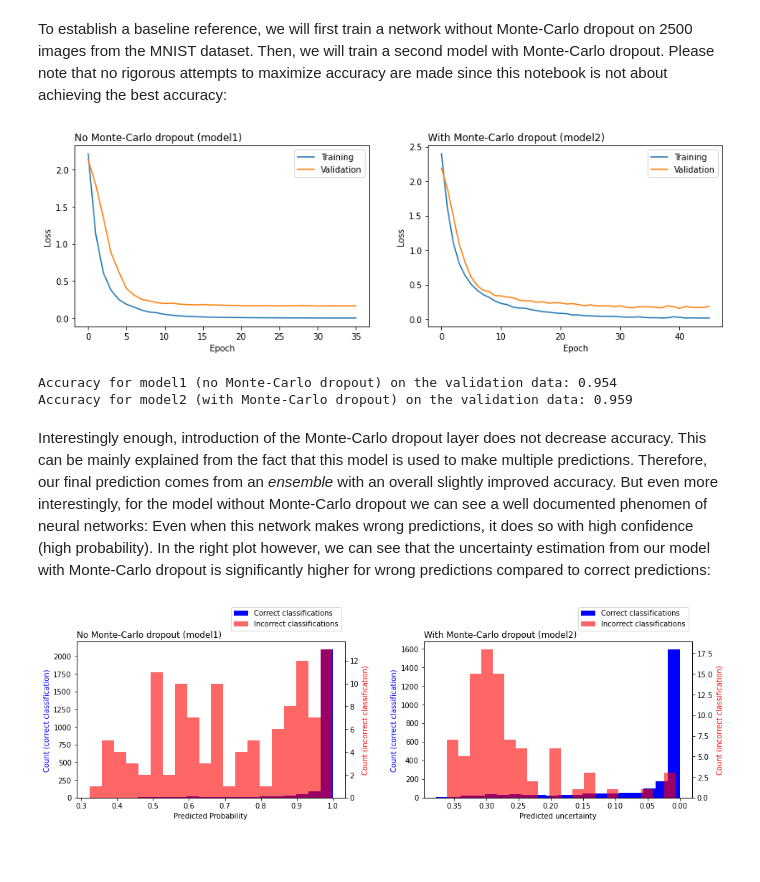
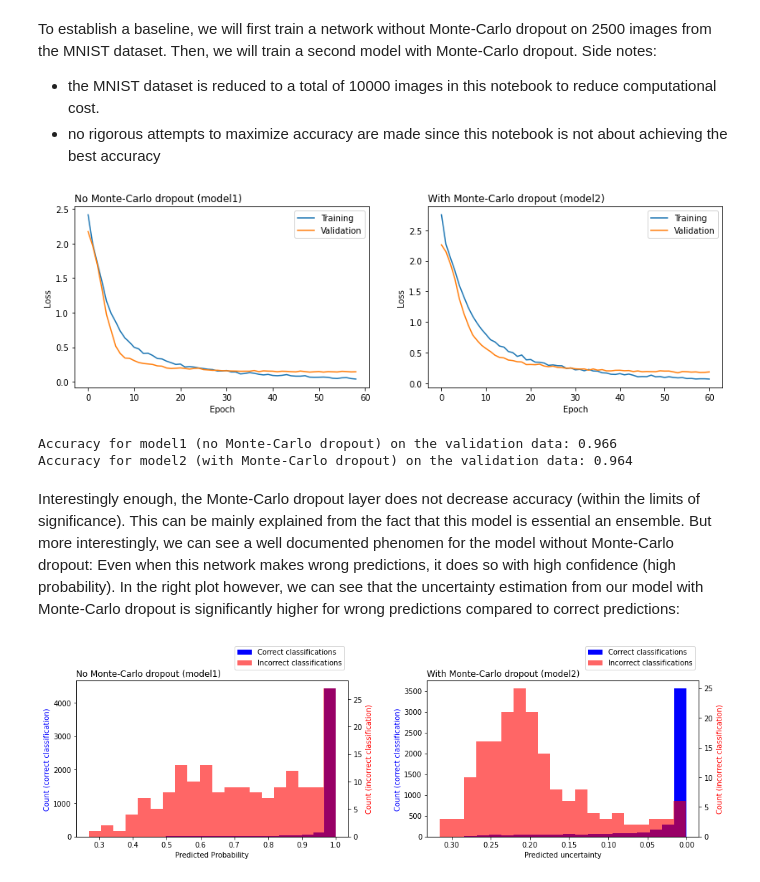
Before and after one commit to cstckr/active_learning, a Jupyter notebook: active_learning.ipynb, the cells around one changed output. Drawn from its saved outputs; the diff is of its cells as text; code cells hidden in the pictures; blank space fills up the shorter version.

```diff
--- a/active_learning.ipynb
+++ b/active_learning.ipynb
@@ -67,7 +79,4 @@ class CNNWithUncertaintity(Model):
 # %% [markdown]
-To establish a baseline reference, we will first train a network without Monte-Carlo dropout on 2500 images from the MNIST dataset. Then, we will train a second model with Monte-Carlo dropout. Please note that no rigorous attempts to maximize accuracy are made since this notebook is not about achieving the best accuracy:
+To establish a baseline, we will first train a network without Monte-Carlo dropout on 2500 images from the MNIST dataset. Then, we will train a second model with Monte-Carlo dropout. Side notes:
+- the MNIST dataset is reduced to a total of 10000 images in this notebook to reduce computational cost.
+- no rigorous attempts to maximize accuracy are made since this notebook is not about achieving the best accuracy
-# %%
-(X_all, y_all), (_, _) = tf.keras.datasets.mnist.load_data()
-X_all = tf.reshape(X_all, (-1, 28, 28, 1)) / 255
-X_train, y_train = X_all[0:2500], y_all[0:2500]
-X_validation, y_validation = X_all[2500:5000], y_all[2500:5000]
@@ -74,17 +101,21 @@ X_validation, y_validation = X_all[2500:5000], y_all[2500:5000]
 # %%
-model1 = CNNWithUncertaintity(28, 28, 1, 10, dropout_for_uncertainty=0)
+model1 = get_model((28,28,1), 10, 0.0)
 model1.compile(optimizer=tf.keras.optimizers.Adam(learning_rate=0.0001), loss=SparseCategoricalCrossentropy(from_logits=True))
-model2 = CNNWithUncertaintity(28, 28, 1, 10, dropout_for_uncertainty=0.1)
+model2 = get_model((28,28,1), 10, 0.1)
 model2.compile(optimizer=tf.keras.optimizers.Adam(learning_rate=0.0001), loss=SparseCategoricalCrossentropy(from_logits=True))
 
-cb1 = callbacks.EarlyStopping(monitor="val_loss", mode="min", verbose=0, patience=5)
+cb1 = callbacks.EarlyStopping(monitor="val_loss", mode="min", verbose=0, patience=7)
+cb2 = callbacks.ModelCheckpoint(".\\model1", monitor="val_loss", save_best_only=True)
+cb3 = callbacks.ModelCheckpoint(".\\model2", monitor="val_loss", save_best_only=True)
 
 with warnings.catch_warnings():
     warnings.simplefilter("ignore")
-    history1 = model1.fit(X_train, y_train, epochs=60, batch_size=32,
-                          validation_data=(X_validation, y_validation), verbose=0, callbacks=[cb1])
-    history2 = model2.fit(X_train, y_train, epochs=60, batch_size=32,
-                          validation_data=(X_validation, y_validation), verbose=0, callbacks=[cb1])
+    history1 = model1.fit(X_train, y_train, epochs=100, batch_size=32,
+                          validation_data=(X_validation, y_validation), verbose=0, callbacks=[cb1, cb2])
+    model1 = tf.keras.models.load_model(".\\model1", compile=False)
+    history2 = model2.fit(X_train, y_train, epochs=100, batch_size=32,
+                          validation_data=(X_validation, y_validation), verbose=0, callbacks=[cb1, cb3])
+    model2 = tf.keras.models.load_model(".\\model2", compile=False)
 
 fig, (ax1, ax2) = plt.subplots(1, 2, figsize=(14, 4))
 ax1.plot(history1.history["loss"], label="Training")
@@ -100,52 +131,53 @@ for axi in [ax1, ax2]:
     axi.legend()
 plt.show()
 
-pred_classes1, pred_probs1, _ = model1.predict_with_uncertainty(X_validation, repeats=1)
-pred_classes2, pred_probs2, pred_uncertainty2 = model2.predict_with_uncertainty(X_validation)
+pred_classes1, pred_probs1, _ = predict_with_uncertainty(X_holdout, model1, repeats=1)
+pred_classes2, pred_probs2, pred_uncertainty2 = predict_with_uncertainty(X_holdout, model2)
 scorer_accuracy = tf.keras.metrics.Accuracy()
-print(f"Accuracy for model1 (no Monte-Carlo dropout) on the validation data: \
-{scorer_accuracy(y_validation, pred_classes1).numpy():.3f}")
-print(f"Accuracy for model2 (with Monte-Carlo dropout) on the validation data: \
-{scorer_accuracy(y_validation, pred_classes2).numpy():.3f}")
+accuracy_m1 = scorer_accuracy(y_holdout, pred_classes1)
+scorer_accuracy.reset_state()
+accuracy_m2 = scorer_accuracy(y_holdout, pred_classes2)
+print(f"Accuracy for model1 (no Monte-Carlo dropout) on the validation data: {accuracy_m1:.3f}")
+print(f"Accuracy for model2 (with Monte-Carlo dropout) on the validation data: {accuracy_m2:.3f}")
 # %% [output]
-[figure, old version]
+[figure, new version]
-Accuracy for model1 (no Monte-Carlo dropout) on the validation data: 0.954
-Accuracy for model2 (with Monte-Carlo dropout) on the validation data: 0.959
+Accuracy for model1 (no Monte-Carlo dropout) on the validation data: 0.966
+Accuracy for model2 (with Monte-Carlo dropout) on the validation data: 0.964
 # %% [markdown]
-Interestingly enough, introduction of the Monte-Carlo dropout layer does not decrease accuracy. This can be mainly explained from the fact that this model is used to make multiple predictions. Therefore, our final prediction comes from an *ensemble* with an overall slightly improved accuracy. But even more interestingly, for the model without Monte-Carlo dropout we can see a well documented phenomen of neural networks: Even when this network makes wrong predictions, it does so with high confidence (high probability). In the right plot however, we can see that the uncertainty estimation from our model with Monte-Carlo dropout is significantly higher for wrong predictions compared to correct predictions:
+Interestingly enough, the Monte-Carlo dropout layer does not decrease accuracy (within the limits of significance). This can be mainly explained from the fact that this model is essential an ensemble. But more interestingly, we can see a well documented phenomen for the model without Monte-Carlo dropout: Even when this network makes wrong predictions, it does so with high confidence (high probability). In the right plot however, we can see that the uncertainty estimation from our model with Monte-Carlo dropout is significantly higher for wrong predictions compared to correct predictions:
 # %%
-probs1_correct_classifications = pred_probs1[np.where(pred_classes1 == y_validation)[0]]
-probs1_incorrect_classifications = pred_probs1[np.where(pred_classes1 != y_validation)[0]]
+probs1_correct_classifications = pred_probs1[np.where(pred_classes1 == y_holdout)[0]]
+probs1_incorrect_classifications = pred_probs1[np.where(pred_classes1 != y_holdout)[0]]
 
-unc2_correct_classifications = pred_uncertainty2[np.where(pred_classes2 == y_validation)[0]]
-unc2_incorrect_classifications = pred_uncertainty2[np.where(pred_classes2 != y_validation)[0]]
+unc2_correct_classifications = pred_uncertainty2[np.where(pred_classes2 == y_holdout)[0]]
+unc2_incorrect_classifications = pred_uncertainty2[np.where(pred_classes2 != y_holdout)[0]]
 
 fig, (ax1_a, ax2_a) = plt.subplots(1, 2, figsize=(14, 5))
 ax1_a.set_xlabel("Predicted Probability")
 ax1_a.hist(probs1_correct_classifications, bins=20, alpha=1, color="blue", label="Correct classifications")
 ax1_a.set_ylabel("Count (correct classification)", color="blue")
 ax1_b = ax1_a.twinx()
 ax1_b.hist(probs1_incorrect_classifications, bins=20, alpha=0.6, color="red", label="Incorrect classifications")
 ax1_b.set_ylabel("Count (incorrect classification)", color="red")
 ax1_a.set_title("No Monte-Carlo dropout (model1)", loc="left")
 
 ax2_a.set_xlabel("Predicted uncertainty")
 ax2_a.hist(unc2_correct_classifications, bins=20, alpha=1, color="blue", label="Correct classifications")
 ax2_a.set_ylabel("Count (correct classification)", color="blue")
 ax2_a.invert_xaxis()
 ax2_b = ax2_a.twinx()
 ax2_b.hist(unc2_incorrect_classifications, bins=20, alpha=0.6, color="red", label="Incorrect classifications")
 ax2_b.set_ylabel("Count (incorrect classification)", color="red")
 ax2_a.set_title("With Monte-Carlo dropout (model2)", loc="left")
 
 lines, labels = [], []
 for axi in [ax1_a, ax1_b]:
     axLine, axLabel = axi.get_legend_handles_labels()
     lines.extend(axLine)
     labels.extend(axLabel)
 ax1_a.legend(lines, labels, loc="lower right", bbox_to_anchor=(0, 1.05, 1, 0.2))
 ax2_a.legend(lines, labels, loc="lower right", bbox_to_anchor=(0, 1.05, 1, 0.2))
 plt.tight_layout(pad=3.0)
 plt.show()
 # %% [output]
-[figure, old version]
+[figure, new version]
```
Also changed, not shown: parts of 16 cells of this notebook, 1 other file.
